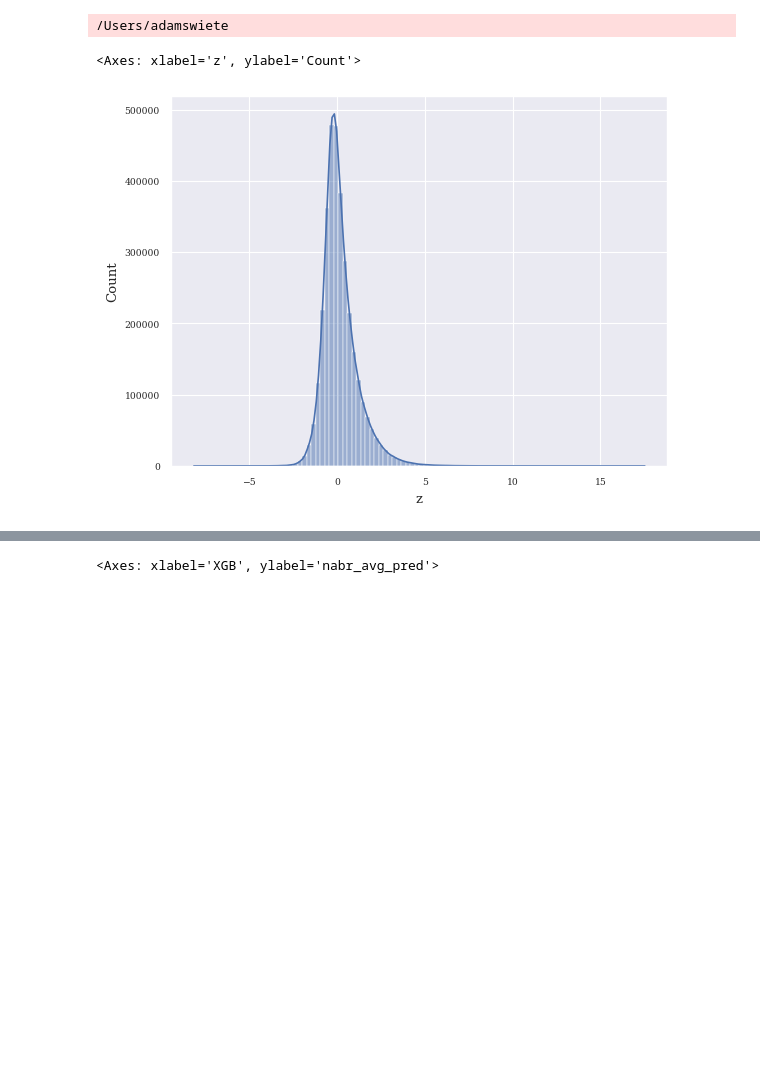
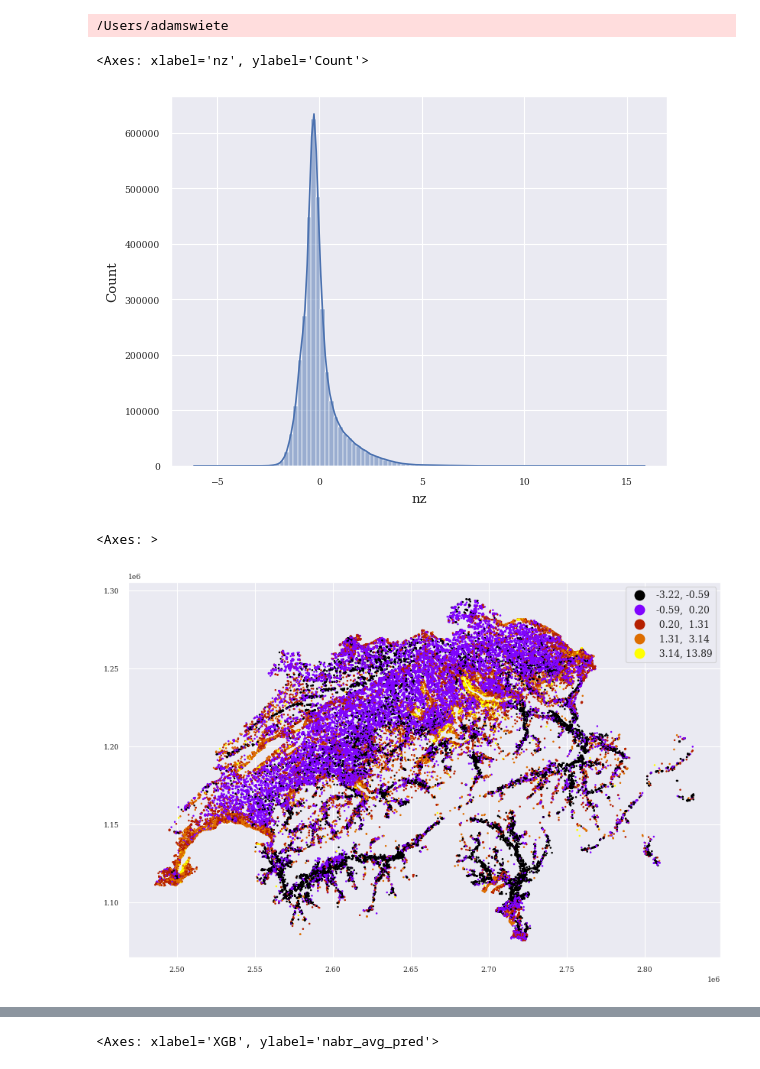
Before and after one commit to AdamSwietek/LUP_VisualCapital, a Jupyter notebook: notebooks/explore_vc/build_lisa_model.ipynb, the cells around one changed output, grey strips where cells are left out. Saved outputs shown, nothing was run; the diff lists cells and outputs as text; code cells hidden in the pictures; blank space fills up the shorter version.

```diff
--- a/notebooks/explore_vc/build_lisa_model.ipynb
+++ b/notebooks/explore_vc/build_lisa_model.ipynb
@@ -28,9 +36,20 @@ dataset['zrr'] = dataset.groupby('GMDNAME')['err'].transform(lambda x: np.log(x
 # %% [output]
 /Users/adamswiete
 # %%
-sns.histplot(dataset, x='z', bins=100, kde=True)
+sns.histplot(dataset, x='nz', bins=100, kde=True)
 # %% [output]
-<Axes: xlabel='z', ylabel='Count'>
+<Axes: xlabel='nz', ylabel='Count'>
-[figure, old version]
+[figure, new version]
 # %%
 sel_10agglo_lst = dataset.groupby(['Agglo_Name','Rich_Nabr'])['GMDNR'].size().unstack().sort_values(by = 'R', ascending = False).head(10).index.tolist()
+# %%
+tgt = 'nz'
+vmin, vmax, vcenter = dataset[tgt].min(), dataset[tgt].max(), 0
+# colors.CenteredNorm(vmin = vmin, vcenter=0, vmax=vmax)
+norm = colors.CenteredNorm(vcenter=0)
+dataset.sample(100000).plot(tgt, cmap = 'gnuplot', s = 1, legend=True, figsize = (10,10) ,scheme ='naturalbreaks',#norm = norm,
+                        # legend_kwds={'label': "VC", 'location':'bottom','orientation': "horizontal", 'shrink': 0.5}
+                        )
+# %% [output]
+<Axes: >
+[figure, added]
```
Also changed, not shown: parts of 4 cells of this notebook.
